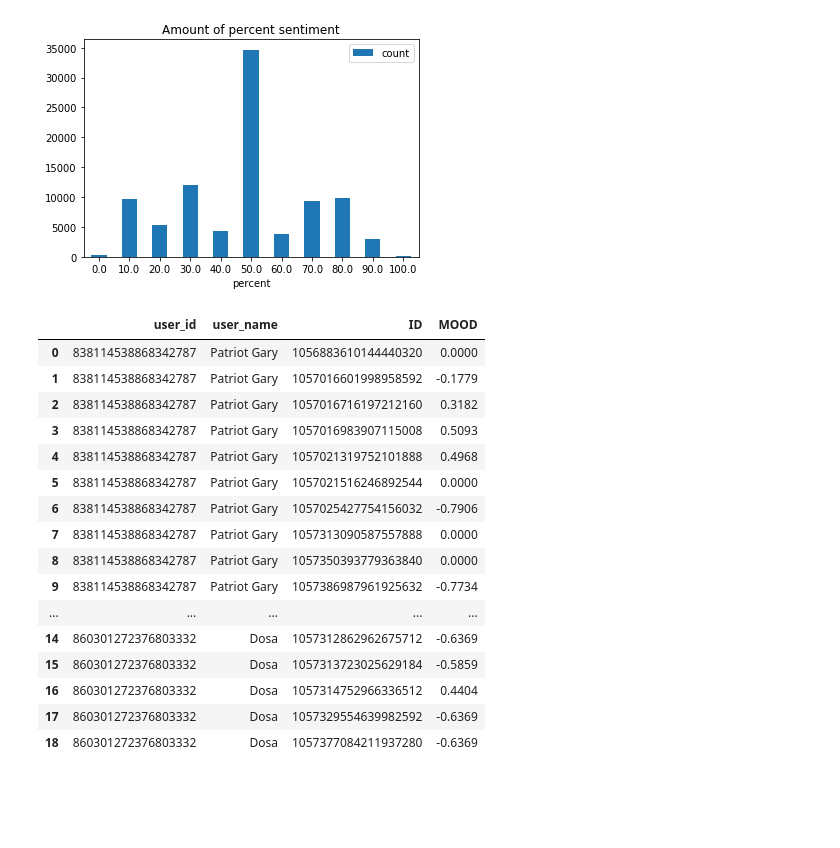
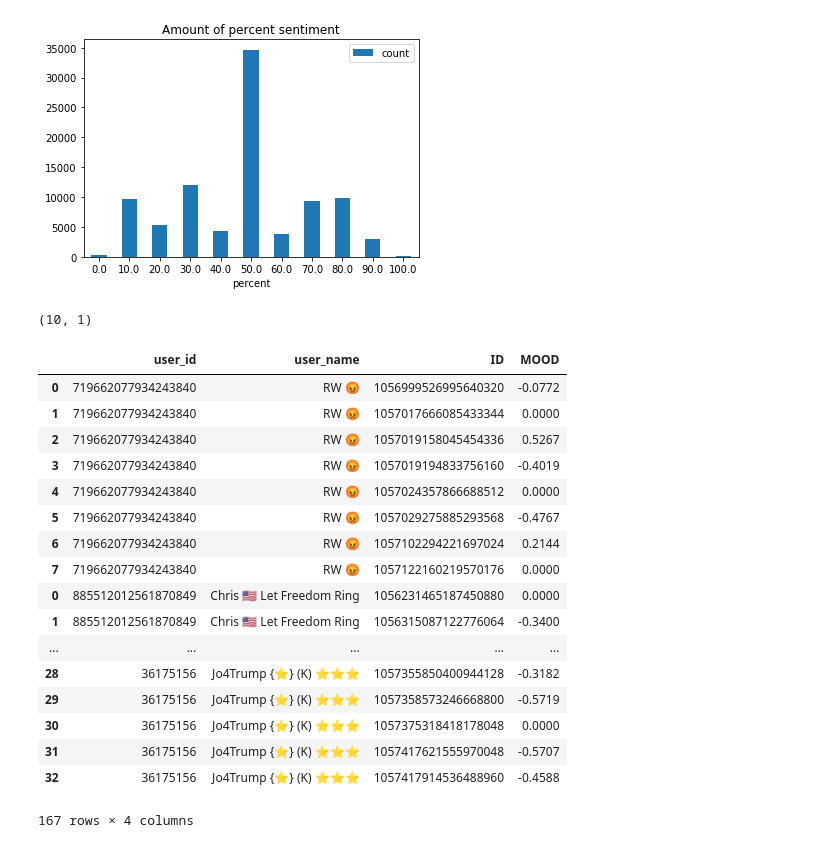
Before and after one commit to annaaniol/DataExploration, a Jupyter notebook: vader_analys.ipynb, the cells around one changed output. Drawn from its saved outputs; the diff is of its cells as text; code cells hidden in the pictures; blank space fills up the shorter version.

```diff
--- a/vader_analys.ipynb
+++ b/vader_analys.ipynb
@@ -137,37 +137,49 @@ figure2.plot.bar( y='amount', rot=0, title="Amount of percent sentiment")
 [figure]
 # %%
 ### Get Vader for this users
-users = ["Patriot Gary", "Dosa"]
-users_moods = pd.DataFrame(columns=["user_id", "user_name", "ID", "MOOD"])
-for user in users:
-    users_moods = users_moods.append(pd.read_sql_query('SELECT user.user_id, user_name, tweet.tweet_id as ID, vader.compound as MOOD \
-FROM user \
-JOIN tweet ON tweet.user_id = user.user_id \
-JOIN vader ON tweet.tweet_id = vader.id \
-WHERE user_name = "' + user + '" \
-UNION \
-SELECT user.user_id, user_name, retweet.retweet_id as ID, vader.compound as MOOD \
-FROM user \
-JOIN vader ON retweet.retweet_id = vader.id \
-JOIN retweet ON retweet.user_id = user.user_id \
-WHERE user_name = "' + user + '"', engine))
-users_moods
+def count_mood_for_clique(users):
+    users_moods = pd.DataFrame(columns=["user_id", "user_name", "ID", "MOOD"])
+    for index, row in users.iterrows():
+        users_moods = users_moods.append(pd.read_sql_query('SELECT user.user_id, user_name, tweet.tweet_id as ID, vader.compound as MOOD \
+    FROM user \
+    JOIN tweet ON tweet.user_id = user.user_id \
+    JOIN vader ON tweet.tweet_id = vader.id \
+    WHERE user.user_id = "' + str(row["user_id"]) + '" \
+    UNION \
+    SELECT user.user_id, user_name, retweet.retweet_id as ID, vader.compound as MOOD \
+    FROM user \
+    JOIN vader ON retweet.retweet_id = vader.id \
+    JOIN retweet ON retweet.user_id = user.user_id \
+    WHERE user.user_id = "' + str(row["user_id"]) + '"', engine))
+    return users_moods
-# %% [output]
-|  | user_id | user_name | ID | MOOD |
-| 0 | 838114538868342787 | Patriot Gary | 1056883610144440320 | 0.0000 |
-| 1 | 838114538868342787 | Patriot Gary | 1057016601998958592 | -0.1779 |
-| 2 | 838114538868342787 | Patriot Gary | 1057016716197212160 | 0.3182 |
-| 3 | 838114538868342787 | Patriot Gary | 1057016983907115008 | 0.5093 |
-| 4 | 838114538868342787 | Patriot Gary | 1057021319752101888 | 0.4968 |
-| 5 | 838114538868342787 | Patriot Gary | 1057021516246892544 | 0.0000 |
-| 6 | 838114538868342787 | Patriot Gary | 1057025427754156032 | -0.7906 |
-| 7 | 838114538868342787 | Patriot Gary | 1057313090587557888 | 0.0000 |
-| 8 | 838114538868342787 | Patriot Gary | 1057350393779363840 | 0.0000 |
-| 9 | 838114538868342787 | Patriot Gary | 1057386987961925632 | -0.7734 |
-| ... | ... | ... | ... | ... |
-| 14 | 860301272376803332 | Dosa | 1057312862962675712 | -0.6369 |
-| 15 | 860301272376803332 | Dosa | 1057313723025629184 | -0.5859 |
-| 16 | 860301272376803332 | Dosa | 1057314752966336512 | 0.4404 |
-| 17 | 860301272376803332 | Dosa | 1057329554639982592 | -0.6369 |
-| 18 | 860301272376803332 | Dosa | 1057377084211937280 | -0.6369 |
+# %%
+data_sufix="clique/clique_"
+i=6
+clique = pd.read_csv(data_sufix+str(i)+'.csv',
+                            usecols=['user_id'])
+clique.shape
+# %% [output]
+(10, 1)
+# %%
+clique_mood = count_mood_for_clique(clique)
+clique_mood
+# %% [output]
+|  | user_id | user_name | ID | MOOD |
+| 0 | 719662077934243840 | RW 😡 | 1056999526995640320 | -0.0772 |
+| 1 | 719662077934243840 | RW 😡 | 1057017666085433344 | 0.0000 |
+| 2 | 719662077934243840 | RW 😡 | 1057019158045454336 | 0.5267 |
+| 3 | 719662077934243840 | RW 😡 | 1057019194833756160 | -0.4019 |
+| 4 | 719662077934243840 | RW 😡 | 1057024357866688512 | 0.0000 |
+| 5 | 719662077934243840 | RW 😡 | 1057029275885293568 | -0.4767 |
+| 6 | 719662077934243840 | RW 😡 | 1057102294221697024 | 0.2144 |
+| 7 | 719662077934243840 | RW 😡 | 1057122160219570176 | 0.0000 |
+| 0 | 885512012561870849 | Chris 🇺🇸 Let Freedom Ring | 1056231465187450880 | 0.0000 |
+| 1 | 885512012561870849 | Chris 🇺🇸 Let Freedom Ring | 1056315087122776064 | -0.3400 |
+| ... | ... | ... | ... | ... |
+| 28 | 36175156 | Jo4Trump {⭐️} (K) ⭐️⭐️⭐️ | 1057355850400944128 | -0.3182 |
+| 29 | 36175156 | Jo4Trump {⭐️} (K) ⭐️⭐️⭐️ | 1057358573246668800 | -0.5719 |
+| 30 | 36175156 | Jo4Trump {⭐️} (K) ⭐️⭐️⭐️ | 1057375318418178048 | 0.0000 |
+| 31 | 36175156 | Jo4Trump {⭐️} (K) ⭐️⭐️⭐️ | 1057417621555970048 | -0.5707 |
+| 32 | 36175156 | Jo4Trump {⭐️} (K) ⭐️⭐️⭐️ | 1057417914536488960 | -0.4588 |
+167 rows × 4 columns
 # %%
```
Also changed, not shown: parts of 4 cells of this notebook.
